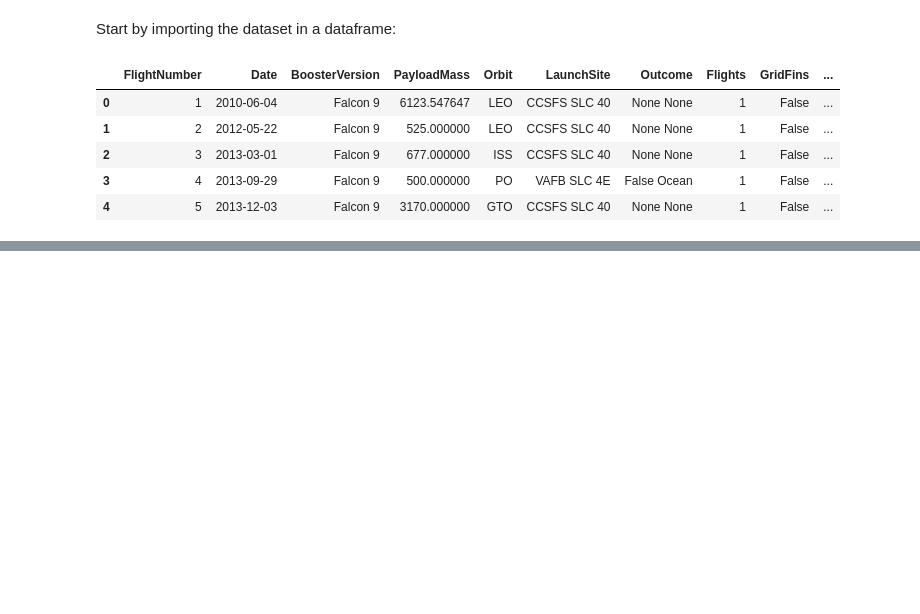
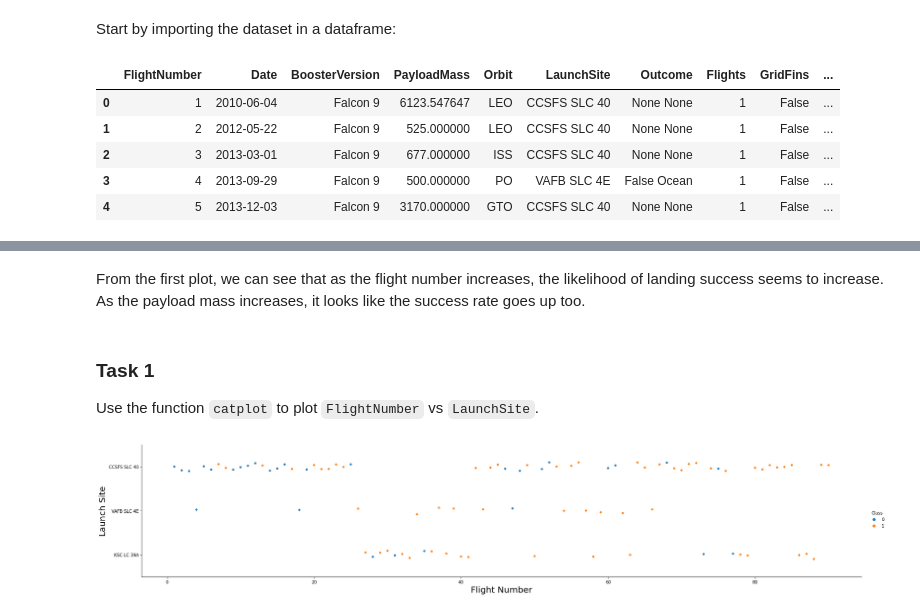
Before and after one commit to achi113s/SpaceY, a Jupyter notebook: 5_EDA_with_Visualizations.ipynb, the cells around one changed output, grey strips where cells are left out. Drawn from its saved outputs; the diff is of its cells as text; code cells hidden in the pictures; blank space fills up the shorter version.

```diff
--- a/5_EDA_with_Visualizations.ipynb
+++ b/5_EDA_with_Visualizations.ipynb
@@ -37,0 +38,13 @@ ValueError: Could not interpret value `Flight_Number` for parameter `x`
+# %% [markdown]
+From the first plot, we can see that as the flight number increases, the likelihood of landing success seems to increase. As the payload mass increases, it looks like the success rate goes up too.
+# %% [markdown]
+### Task 1
+
+Use the function <code>catplot</code> to plot <code>FlightNumber</code> vs <code>LaunchSite</code>.
+# %%
+sns.catplot(y='LaunchSite', x='FlightNumber', hue='Class', data=df, aspect=5)
+plt.xlabel('Flight Number', fontsize=20)
+plt.ylabel('Launch Site', fontsize=20)
+plt.show()
+# %% [output]
+[figure, added]
```
Also changed, not shown: parts of 11 cells of this notebook.
